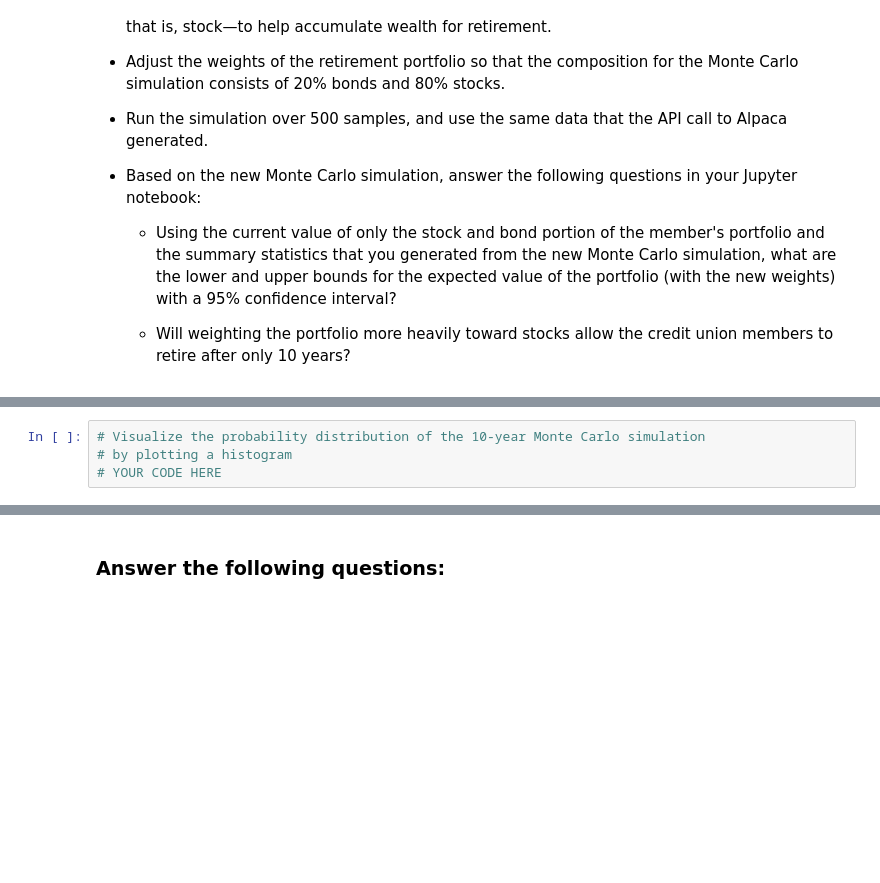
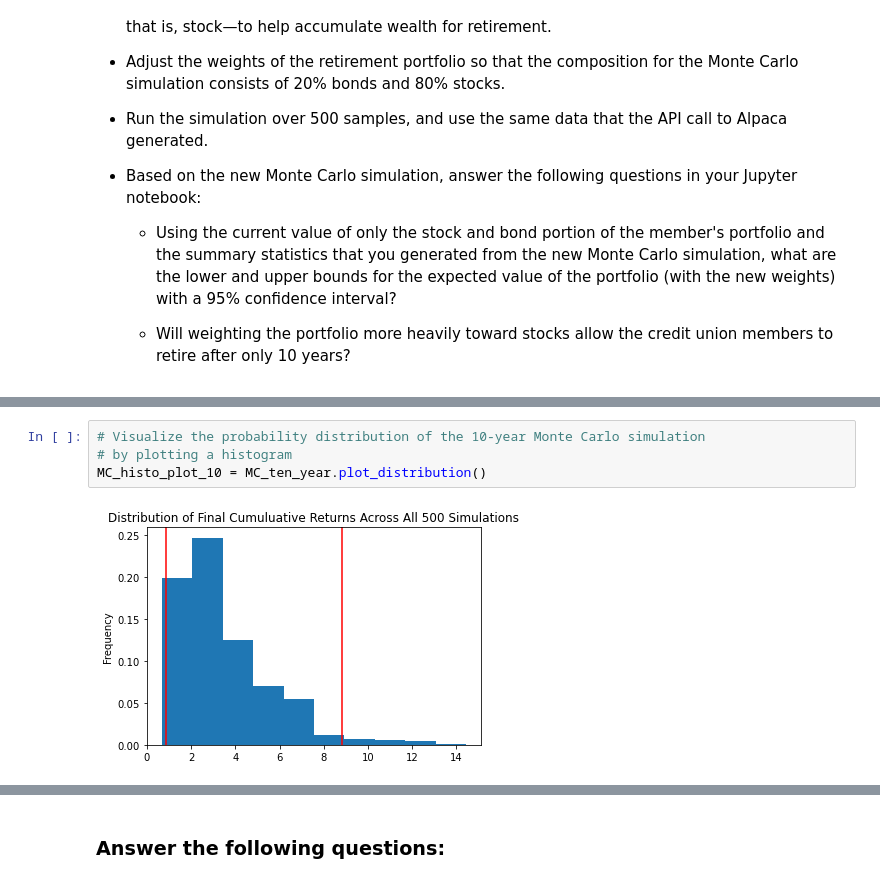
Before and after one commit to mathias1020/Challenge_5, a Jupyter notebook: financial_planning_tools.ipynb, the cells around one changed output, grey strips where cells are left out. Saved outputs shown, nothing was run; the diff lists cells and outputs as text; blank space fills up the shorter version.

```diff
--- a/financial_planning_tools.ipynb
+++ b/financial_planning_tools.ipynb
@@ -628,7 +692,9 @@ For this new Monte Carlo simulation, do the following:
 # %%
 # Visualize the probability distribution of the 10-year Monte Carlo simulation
 # by plotting a histogram
-# YOUR CODE HERE
+MC_histo_plot_10 = MC_ten_year.plot_distribution()
+# %% [output]
+[figure, added]
 # %%
 # Generate summary statistics from the 10-year Monte Carlo simulation results
 # Save the results as a variable
```
Also changed, not shown: parts of 8 cells of this notebook.
